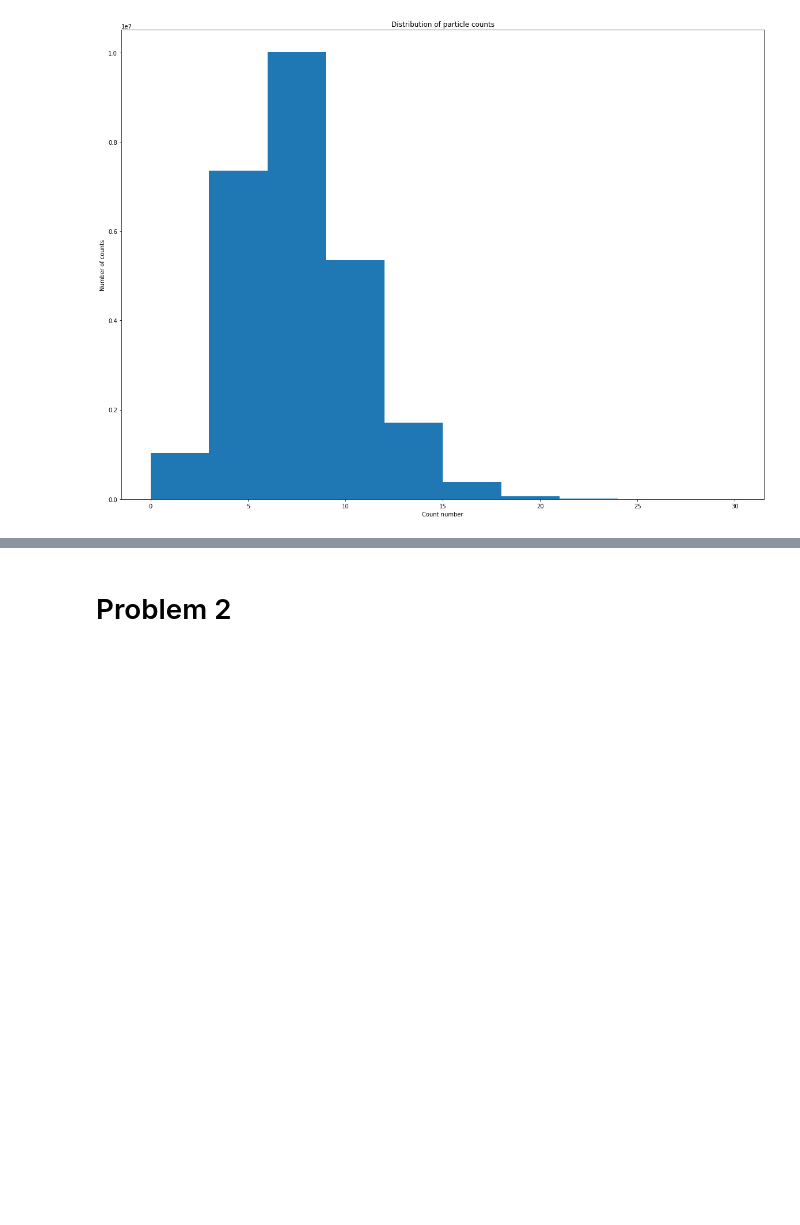
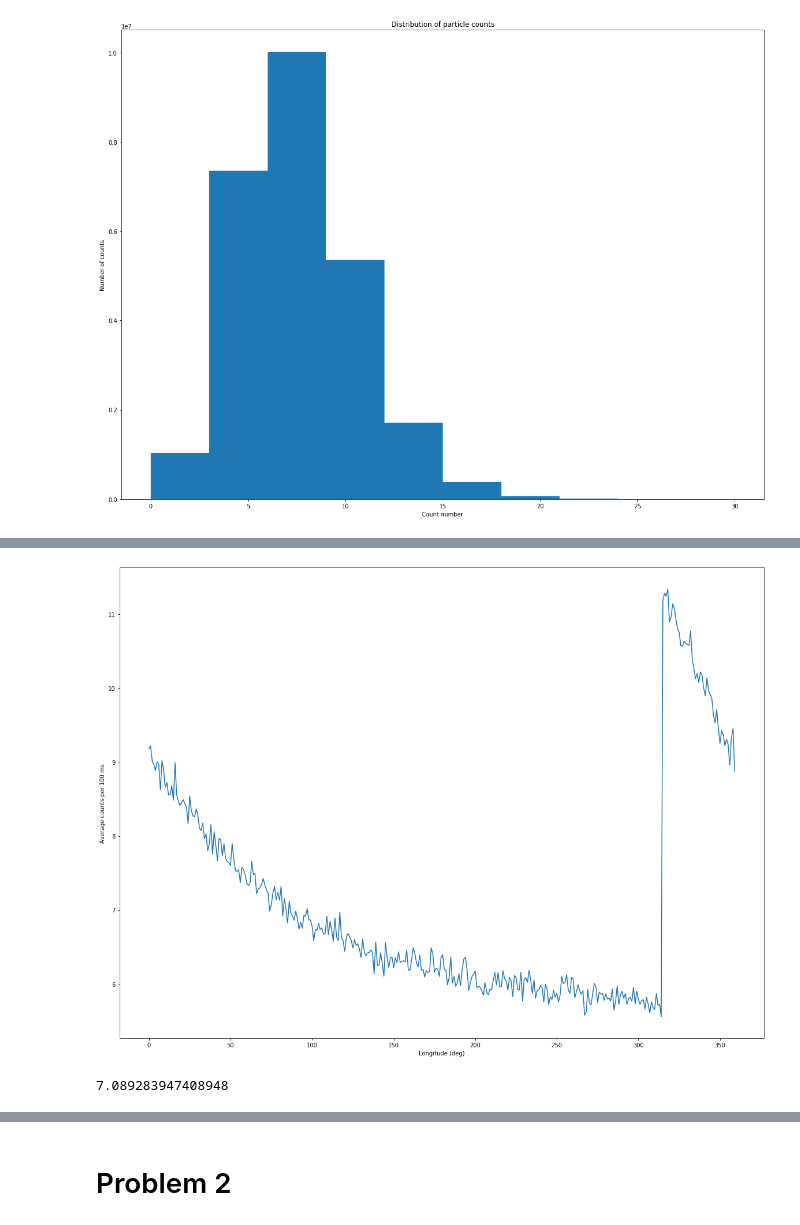
Before and after one commit to ziqishen-1575798/ziqishen, a Jupyter notebook: PHYS434 Lab4.ipynb, the cells around one changed output, grey strips where cells are left out. Drawn from its saved outputs; the diff is of its cells as text; code cells hidden in the pictures; blank space fills up the shorter version.

```diff
--- a/PHYS434 Lab4.ipynb
+++ b/PHYS434 Lab4.ipynb
@@ -53,0 +59,11 @@ Part 2 Discussion: The background is not consistent across the dataset, as the t
+# %%
+means = [np.mean(pc[el==i]) for i in np.arange(360)]
+plt.plot(np.arange(360), means)
+plt.xlabel("Longitude (deg)")
+plt.ylabel("Average counts per 100 ms")
+plt.show()
+dict(zip(np.arange(360), means))
+np.mean(means)
+# %% [output]
+[figure, added]
+7.089283947408948
```
Also changed, not shown: parts of 14 cells of this notebook, 1 other file.
